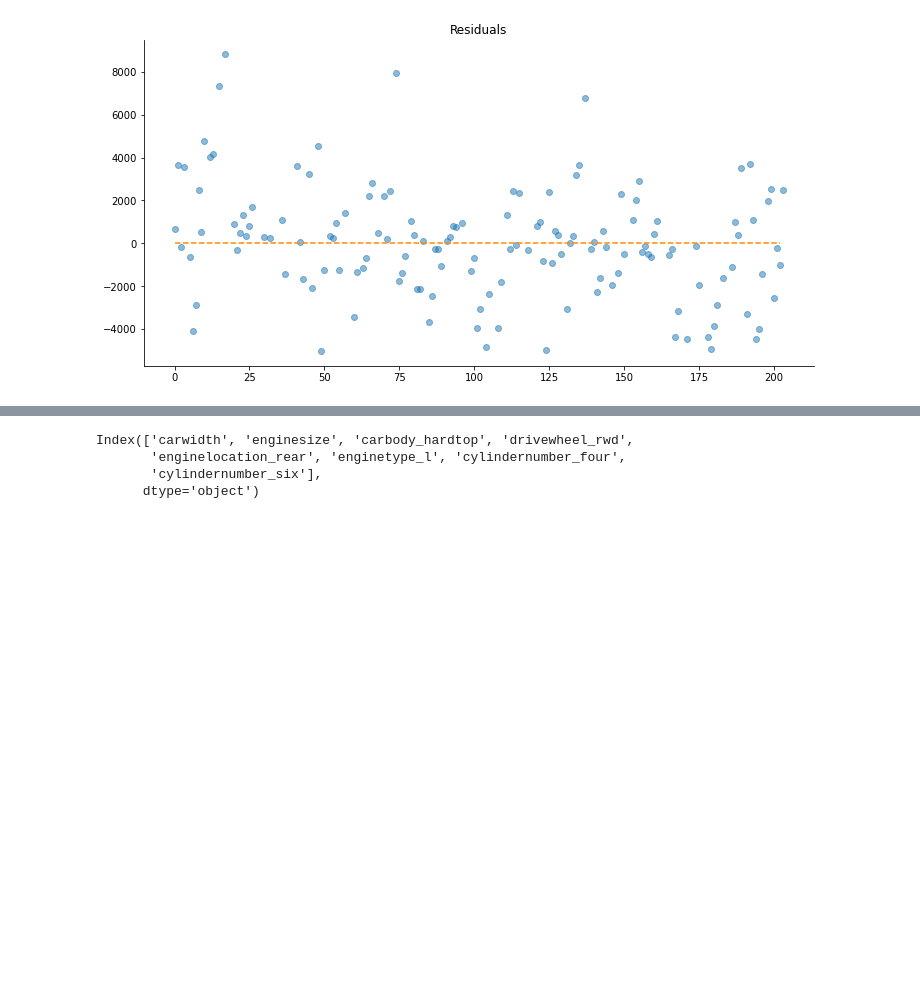
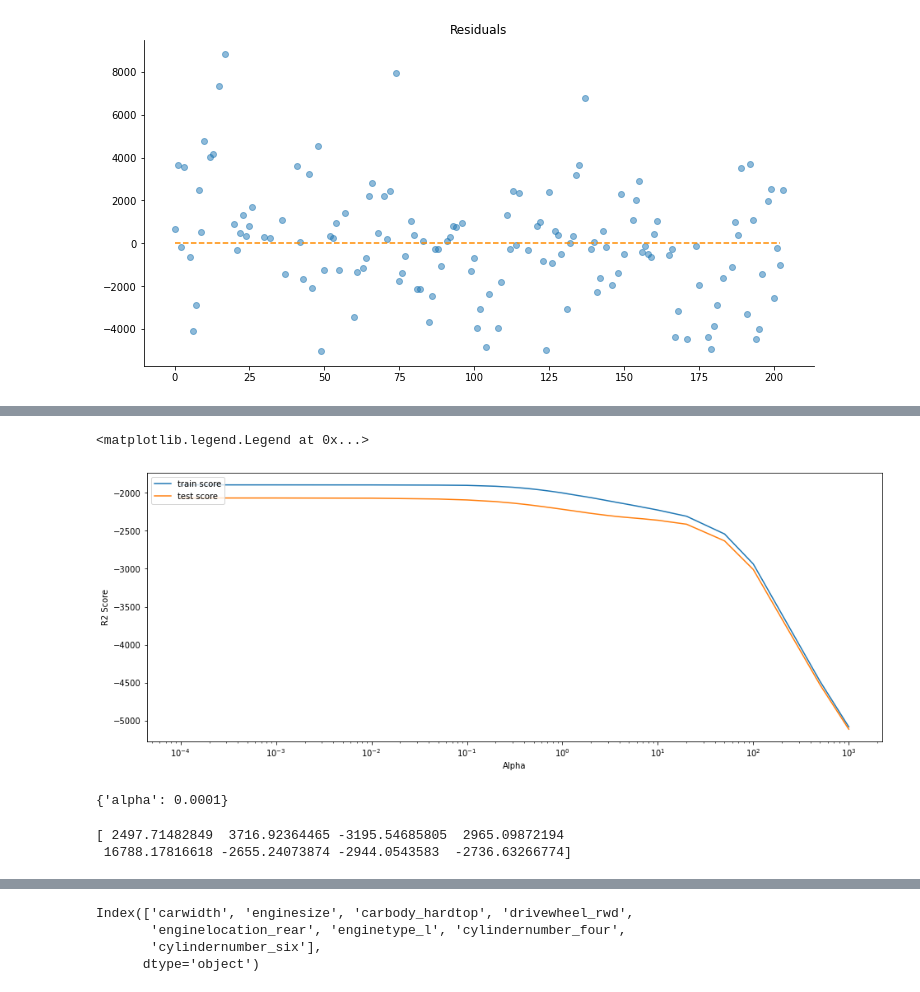
Before and after one commit to jaydeepbasu/car-price-prediction, a Jupyter notebook: notebooks/Car_Price_IMP_Feature_Prediction_LinearRegression_Ridge_and_Lasso.ipynb, the cells around one changed output, grey strips where cells are left out. Saved outputs shown, nothing was run; the diff lists cells and outputs as text; code cells hidden in the pictures; blank space fills up the shorter version.

```diff
--- a/notebooks/Car_Price_IMP_Feature_Prediction_LinearRegression.ipynb
+++ b/notebooks/Car_Price_IMP_Feature_Prediction_LinearRegression_Ridge_and_Lasso.ipynb
@@ -793,0 +803,17 @@ plt.show()
+# %%
+# Using GridSearch for hyperparameter tuning
+params = {'alpha': [0.0001, 0.001, 0.01, 0.05, 0.1,
+ 0.2, 0.3, 0.4, 0.5, 0.6, 0.7, 0.8, 0.9, 1.0, 2.0, 3.0,
+ 4.0, 5.0, 6.0, 7.0, 8.0, 9.0, 10.0, 20, 50, 100, 500, 1000]}
+
+ridge = Ridge()
+
+# cross validation
+folds = 5
+model_cv = GridSearchCV(estimator = ridge,
+                        param_grid = params,
+                        scoring= 'neg_mean_absolute_error',
+                        cv = folds,
+                        return_train_score=True,
+                        verbose = 1)
+model_cv.fit(X_rfe, y_train)
@@ -793,0 +831,4 @@ plt.show()
+# %%
+# cv results
+cv_results = pd.DataFrame(model_cv.cv_results_)
+cv_results
@@ -793,0 +853,28 @@ plt.show()
+# %%
+# plotting cv results
+plt.figure(figsize=(16,6))
+
+plt.plot(cv_results["param_alpha"], cv_results["mean_train_score"])
+plt.plot(cv_results["param_alpha"], cv_results["mean_test_score"])
+plt.xlabel('Alpha')
+plt.ylabel('R2 Score')
+plt.xscale('log')
+plt.legend(['train score', 'test score'], loc='upper left')
+# %% [output]
+<matplotlib.legend.Legend at 0x...>
+[figure, added]
+# %%
+# Printing the best hyperparameter alpha
+print(model_cv.best_params_)
+# %% [output]
+{'alpha': 0.0001}
+# %%
+#Fitting Ridge model for alpha = 0.01 and printing coefficients
+alpha = 0.0001
+ridge = Ridge(alpha=alpha)
+
+ridge.fit(X_rfe, y_train)
+print(ridge.coef_)
+# %% [output]
+[ 2497.71482849  3716.92364465 -3195.54685805  2965.09872194
+ 16788.17816618 -2655.24073874 -2944.0543583  -2736.63266774]
```
Also changed, not shown: parts of 33 cells of this notebook, 2 other files.
